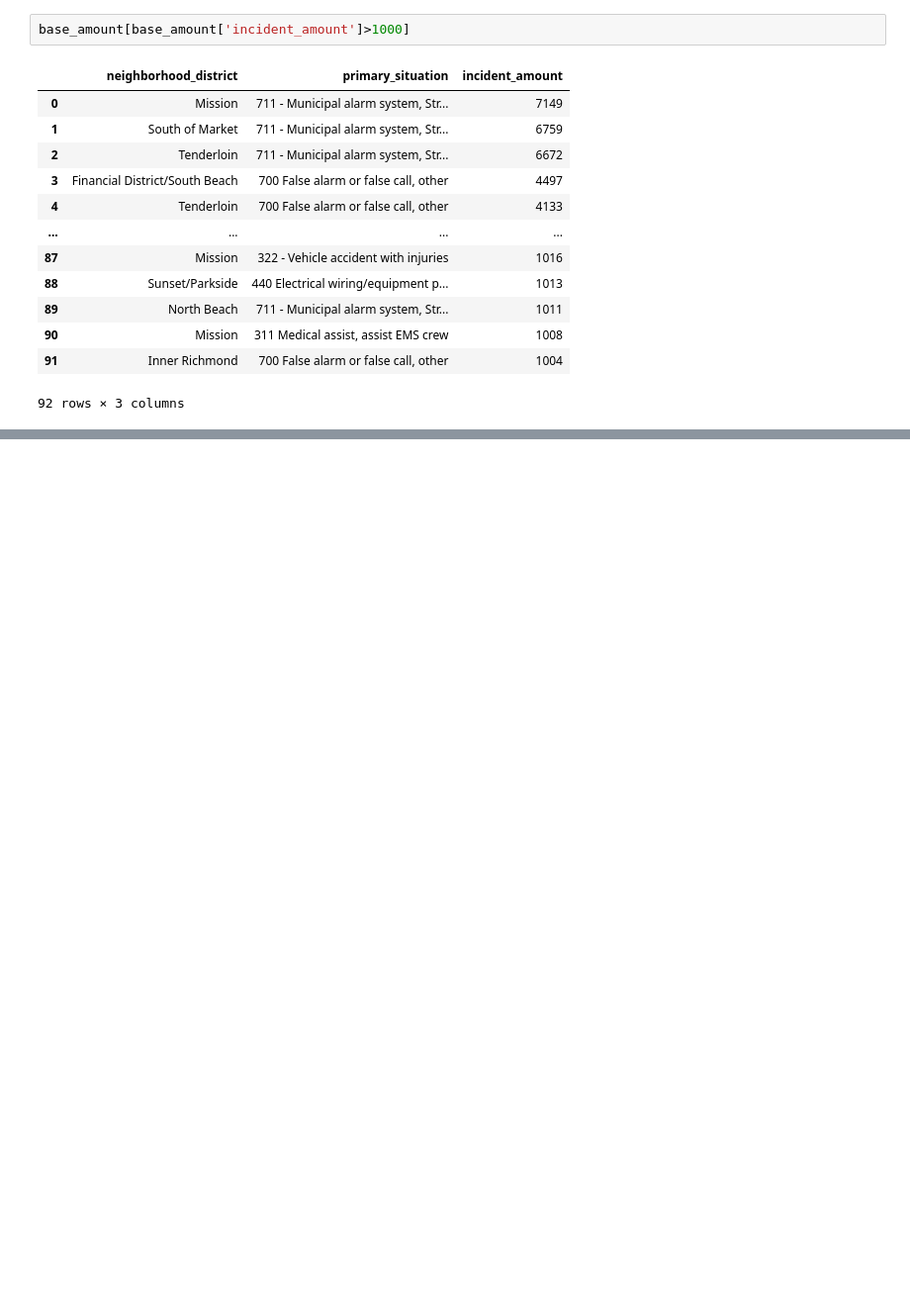
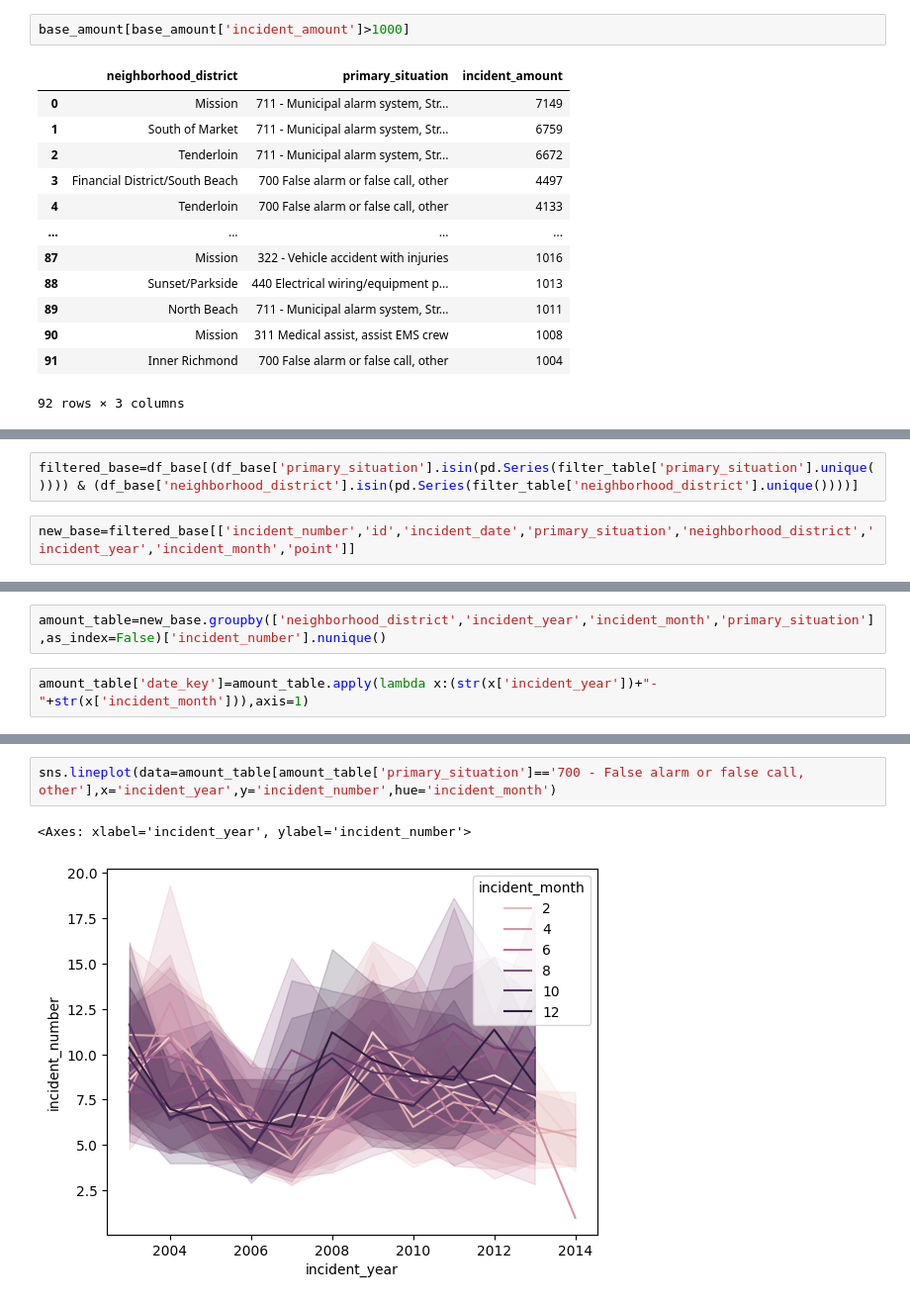
Before and after one commit to griffintighe/fire_ml, a Jupyter notebook: explore.ipynb, the cells around one changed output, grey strips where cells are left out. Shown at 99% size. Saved outputs shown, nothing was run; the diff lists cells and outputs as text; blank space fills up the shorter version.

```diff
--- a/explore.ipynb
+++ b/explore.ipynb
@@ -186,0 +136,4 @@ base_date[base_date['date_amount']>1000]
+# %%
+filtered_base=df_base[(df_base['primary_situation'].isin(pd.Series(filter_table['primary_situation'].unique()))) & (df_base['neighborhood_district'].isin(pd.Series(filter_table['neighborhood_district'].unique())))]
+# %%
+new_base=filtered_base[['incident_number','id','incident_date','primary_situation','neighborhood_district','incident_year','incident_month','point']]
@@ -186,0 +162,4 @@ base_date[base_date['date_amount']>1000]
+# %%
+amount_table=new_base.groupby(['neighborhood_district','incident_year','incident_month','primary_situation'],as_index=False)['incident_number'].nunique()
+# %%
+amount_table['date_key']=amount_table.apply(lambda x:(str(x['incident_year'])+"-"+str(x['incident_month'])),axis=1)
@@ -186,0 +184,5 @@ base_date[base_date['date_amount']>1000]
+# %%
+sns.lineplot(data=amount_table[amount_table['primary_situation']=='700 - False alarm or false call, other'],x='incident_year',y='incident_number',hue='incident_month')
+# %% [output]
+<Axes: xlabel='incident_year', ylabel='incident_number'>
+[figure, added]
```
Also changed, not shown: parts of 25 cells of this notebook, 1 other file.
